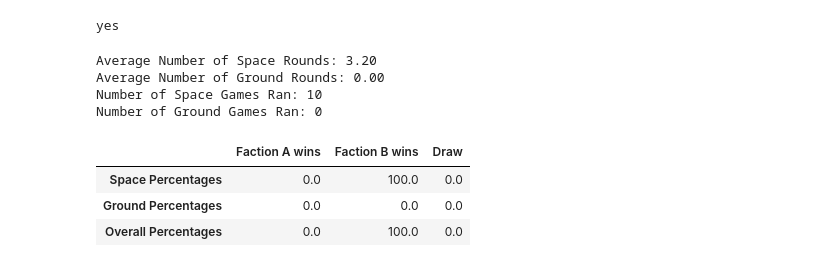
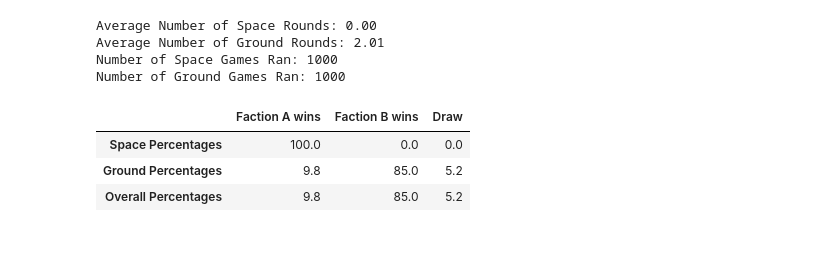
Before and after one commit to Kyle-Maher/twilight-imperium, a Jupyter notebook: Main/[2B] updated_simulate_battles.ipynb, the cells around one changed output. Cells and saved outputs as stored; diff of their text form; code cells hidden in the pictures.

Commit message:
Added Anti-Fighter and Bombardment

```diff
--- a/Main/[2B] updated_simulate_battles.ipynb
+++ b/Main/[2B] updated_simulate_battles.ipynb
@@ -1,3 +1,5 @@
 # %%
 import pandas as pd
 import numpy as np
+
+pd.set_option('display.max_columns', None)
@@ -12,10 +40,12 @@ def split_units(units):
     ground_forces = {}
 
     for unit, value in units.items():
-        if unit in space_units_df.index:
+        if all_units_df.loc[unit]['Is_Ship']:
             ships[unit] = value
-        elif unit in ground_units_df.index:
+        elif all_units_df.loc[unit]['Is_Ground_Force']:
             ground_forces[unit] = value
+        else:
+            print(f"Warning! Unit: {unit} not found!")
 
     return ships, ground_forces
 # %%
@@ -46,5 +95,0 @@ def get_ground_force_stats(faction_units):
-# %%
-if "Anti-Fighter Barrage" in space_units_df.loc["Destroyer"]["Standard_Abilities"]:
-    print("yes")
-# %% [output]
-yes
@@ -70,6 +127,18 @@ def assign_hits(hits, faction_units):
         else:
             faction_units.remove(faction_units[0])
         hits -= 1
+# %%
+# Determine Bombardment Hits
+
+def get_bombardment_hits(faction_units):
+    hits = 0
+    for unit in faction_units:
+        if unit['Has_Bombardment']:
+            for i in range(unit['Bombardment_Shots']):
+                roll = np.random.randint(1, 11)
+                if roll >= unit['Bombardment_Value']:
+                    hits += 1
+    return hits
 # %%
 # MAIN
 
@@ -85,26 +154,35 @@ faction_A_ground_wins, faction_B_ground_wins, ground_draws = 0, 0, 0
 space_round_counts = []
 ground_round_counts = []
 
-for i in range(0, 10):
+for i in range(0, 1000):
 
-    faction_A_units = {'Advanced Carrier II': 2, 'Spec Ops II': 11, 'Destroyer':1, 'Genesis':1, 'ZS Thunderbolt M2':1, 'Fighter':9}
-    faction_B_units = {'Prototype War Sun II':1, 'Dreadnought': 2, 'Carrier':1, 'Infantry': 5, 'Fighter':10}
+    faction_A_units = {'Dreadnought':3, 'Infantry':1}
+    faction_B_units = {'Infantry':5}
 
     # Split Ground and Space Units
     faction_A_ships, faction_A_ground_forces = split_units(faction_A_units)
     faction_B_ships, faction_B_ground_forces = split_units(faction_B_units)
 
     # Find Combat Values
-    faction_A_ships = get_ship_stats(faction_A_ships)
-    faction_B_ships = get_ship_stats(faction_B_ships)
-    faction_A_ground_forces = get_ground_force_stats(faction_A_ground_forces)
-    faction_B_ground_forces = get_ground_force_stats(faction_B_ground_forces)
+    faction_A_ships = get_unit_stats(faction_A_ships)
+    faction_B_ships = get_unit_stats(faction_B_ships)
+    faction_A_ground_forces = get_unit_stats(faction_A_ground_forces)
+    faction_B_ground_forces = get_unit_stats(faction_B_ground_forces)
 
     # Store Unit Stats for Reference
     faction_A_unit_stats = pd.concat([pd.DataFrame(faction_A_ships), pd.DataFrame(faction_A_ground_forces)]).reset_index(drop=True)
     faction_B_unit_stats = pd.concat([pd.DataFrame(faction_B_ships), pd.DataFrame(faction_B_ground_forces)]).reset_index(drop=True)
 
-    # Conduct Anti-Fighter Barrage
+    # Conduct Space Cannon (in progress)
+
+
+    # ANTI FIGHTER BARRAGE
+    # Determine Hits
+    faction_A_hits = get_anti_fighter_hits(faction_A_ships)
+    faction_B_hits = get_anti_fighter_hits(faction_B_ships)
+    # Assign Hits
+    assign_hits(faction_A_hits, faction_B_ships)
+    assign_hits(faction_B_hits, faction_A_ships)
 
 
     space_round_count = 0
@@ -123,6 +201,12 @@ for i in range(0, 10):
 
     if faction_A_ships:
         faction_A_space_wins += 1
+
+        # BOMBARDMENT
+        # Determine Hits From 'A' Ships
+        faction_A_hits = get_bombardment_hits(faction_A_ships)
+        # Assign Hits to 'B' Ground Forces
+        assign_hits(faction_A_hits, faction_B_ground_forces)
 
         ground_round_count = 0
         while faction_A_ground_forces and faction_B_ground_forces:
@@ -151,40 +235,40 @@ for i in range(0, 10):
         space_draws += 1
 
 average_num_space_rounds = sum(space_round_counts) / len(space_round_counts)
 print(f'Average Number of Space Rounds: {average_num_space_rounds:.2f}')
 
 average_num_ground_rounds = sum(ground_round_counts) / len(ground_round_counts) if ground_round_counts else 0
 print(f'Average Number of Ground Rounds: {average_num_ground_rounds:.2f}')
 
 total_space_games = faction_A_space_wins + faction_B_space_wins + space_draws
 print(f'Number of Space Games Ran: {total_space_games}')
 
 total_ground_games = faction_A_ground_wins + faction_B_ground_wins + ground_draws
 print(f'Number of Ground Games Ran: {total_ground_games}')
 
 df = pd.DataFrame([{'Faction A wins': faction_A_space_wins, 'Faction B wins': faction_B_space_wins, 'Draw': space_draws},
                    {'Faction A wins': faction_A_ground_wins, 'Faction B wins': faction_B_ground_wins, 'Draw': ground_draws}],
                    index=['Space Percentages', 'Ground Percentages'])
 
 divisors = pd.Series([total_space_games, total_ground_games if total_ground_games > 0 else 1], index=df.index)
 df = df.div(divisors, axis=0)
 
 faction_A_wins_both = df.loc['Space Percentages', 'Faction A wins'] * df.loc['Ground Percentages', 'Faction A wins']
 faction_B_wins_either = df.loc['Space Percentages', 'Faction B wins'] + (df.loc['Space Percentages', 'Faction A wins'] * df.loc['Ground Percentages', 'Faction B wins'])
 draw_either = df.loc['Space Percentages', 'Draw'] + df.loc['Ground Percentages', 'Draw']
 df.loc['Overall Percentages'] = {'Faction A wins': faction_A_wins_both, 'Faction B wins': faction_B_wins_either, 'Draw': draw_either}
 df = df * 100
 
 df.round(1)
 # %% [output]
-Average Number of Space Rounds: 3.20
-Average Number of Ground Rounds: 0.00
-Number of Space Games Ran: 10
-Number of Ground Games Ran: 0
+Average Number of Space Rounds: 0.00
+Average Number of Ground Rounds: 2.01
+Number of Space Games Ran: 1000
+Number of Ground Games Ran: 1000
 |  | Faction A wins | Faction B wins | Draw |
-| Space Percentages | 0.0 | 100.0 | 0.0 |
-| Ground Percentages | 0.0 | 0.0 | 0.0 |
-| Overall Percentages | 0.0 | 100.0 | 0.0 |
+| Space Percentages | 100.0 | 0.0 | 0.0 |
+| Ground Percentages | 9.8 | 85.0 | 5.2 |
+| Overall Percentages | 9.8 | 85.0 | 5.2 |
 # %%
 faction_A_unit_stats
 # %% [output]
```
Also changed, not shown: parts of 7 cells of this notebook, 2 other files.
